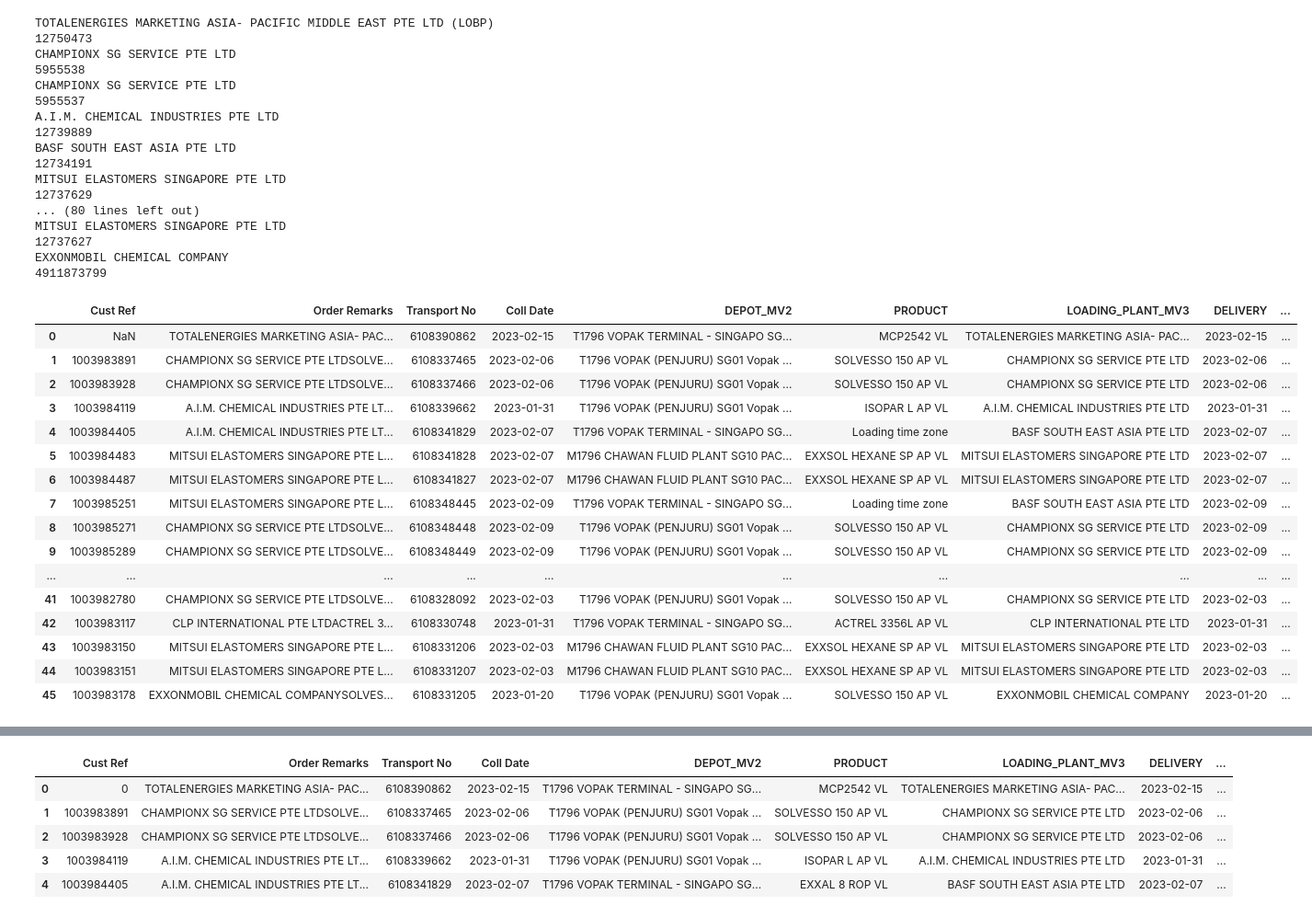
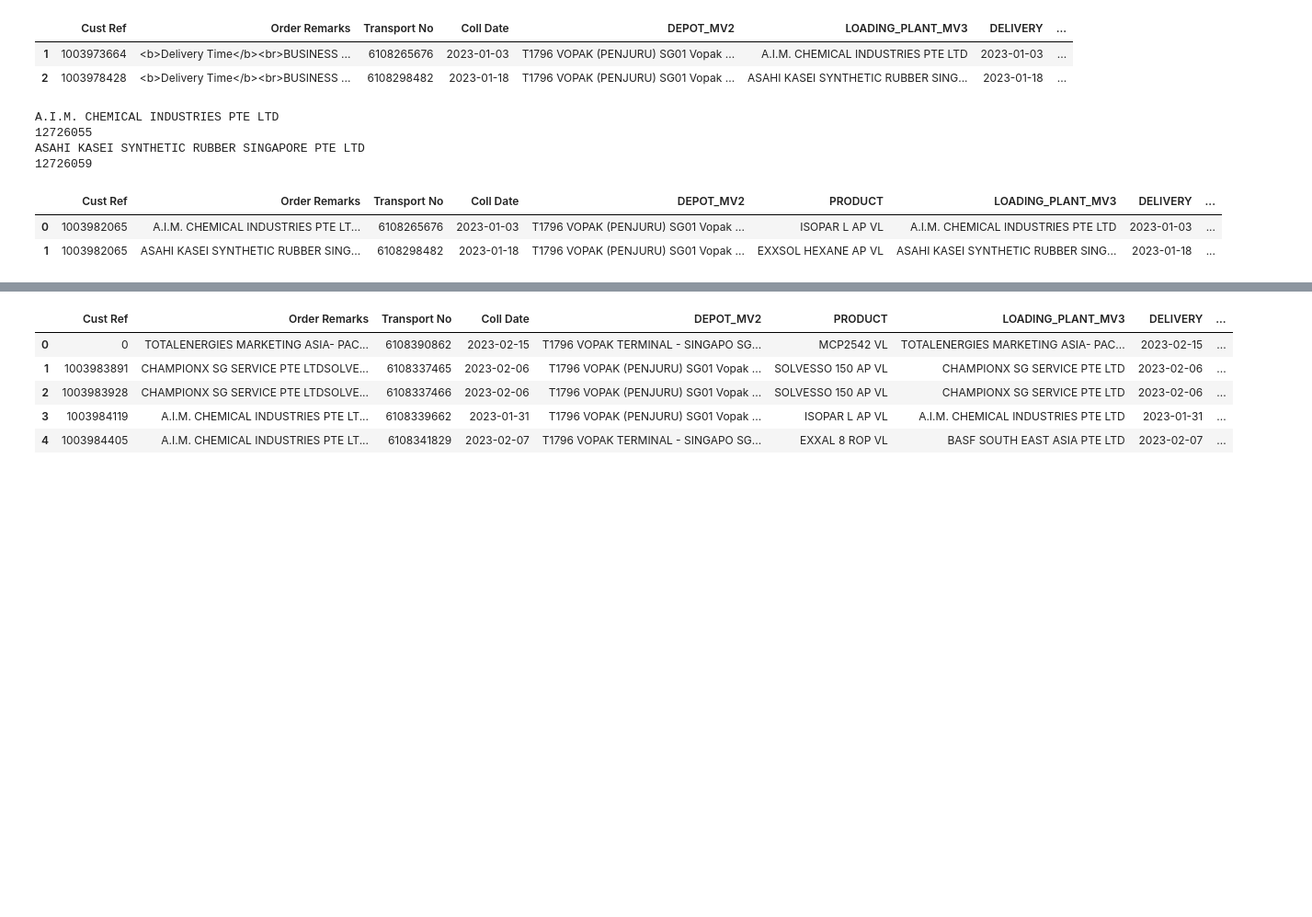
Before and after one commit to JohnTan38/Project-Data-Analysis, a Jupyter notebook: Asset/TRANSPOREON.ipynb, the cells around one changed output, grey strips where cells are left out. Shown: that part at 92% size. Saved outputs shown, nothing was run; the diff lists cells and outputs as text; code cells hidden in the pictures; blank space fills up the shorter version.

```diff
--- a/Asset/TRANSPOREON.ipynb
+++ b/Asset/TRANSPOREON.ipynb
@@ -98,16 +98,38 @@ for file in os.listdir(dir):
         page = pdf.pages[0]
         text = page.extract_text()
         pdf.close()
+
+        cust = re.findall(r'(?s)Destination\n(.*?)\n[^\S\r\n]*SG-', text) #MV3
+
+        dic_cust={'M1796 CHAWAN FLUID PLANT SG10 PAC - Chawan Fluid Plant MITSUI ELASTOMERS SINGAPORE PTE LTD 1 Ayer Chawan Place  701 AYER MERBAU ROAD SG SG Singapore': 'MITSUI ELASTOMERS SINGAPORE PTE LTD',
+          'T1796 VOPAK TERMINAL - SINGAPO SG01 Vopak (Penjuru) Terminal BASF SOUTH EAST ASIA PTE LTD PENJURU ROAD 59 20 BANYAN AVENUE JURONG ISLAND SG SG Singapore': 'BASF SOUTH EAST ASIA PTE LTD',
+          'T1796 VOPAK (PENJURU) SG01 Vopak (Penjuru) Terminal THE POLYOLEFIN -PULAU AYER MERBAU PENJURU ROAD 59 Ayer Merbau Road 401 SG SG Singapore': 'THE POLYOLEFIN -PULAU AYER MERBAU',
+          'T1796 VOPAK (PENJURU) SG01 Vopak (Penjuru) Terminal MEGACHEM MANUFACTURING PTE LTD PENJURU ROAD 59 PIONEER ROAD 132 SG SG-639588 SINGAPORE': 'MEGACHEM MANUFACTURING PTE LTD',
+          'T1796 VOPAK (PENJURU) SG01 Vopak (Penjuru) Terminal CHAMPIONX SG SERVICE PTE LTD PENJURU ROAD 59 11 AYER MERBAU ROAD, JURONG ISLAND SG SG-627526 SINGAPORE': 'CHAMPIONX SG SERVICE PTE LTD',
+          'T1796 VOPAK TERMINAL - SINGAPO SG01 Vopak (Penjuru) Terminal CLP INTERNATIONAL PTE LTD PENJURU ROAD 59 2 TANJONG PENJURU SG SG-609017 SINGAPORE': 'CLP INTERNATIONAL PTE LTD',
+          'T1796 VOPAK (PENJURU) SG01 Vopak (Penjuru) Terminal EXXONMOBIL CHEMICAL COMPANY PENJURU ROAD 59 JURONG ISLAND HIGHWAY 100 SG SG-627867 SINGAPORE': 'EXXONMOBIL CHEMICAL COMPANY',
+          'T1796 VOPAK (PENJURU) SG01 Vopak (Penjuru) Terminal A.I.M. CHEMICAL INDUSTRIES PTE LTD PENJURU ROAD 59 19 TRACTOR ROAD SG SG-627977 SINGAPORE (DDP)': 'A.I.M. CHEMICAL INDUSTRIES PTE LTD',
+          'T1796 VOPAK (PENJURU) SG01 Vopak (Penjuru) Terminal SUMITOMO CHEMICAL ASIA PTE LTD PENJURU ROAD 59 AYER MERBAU ROAD 700 SG SG-627525 SINGAPORE': 'SUMITOMO CHEMICAL ASIA PTE LTD',
+          'T1796 VOPAK (PENJURU) SG01 Vopak (Penjuru) Terminal ASAHI KASEI SYNTHETIC RUBBER SINGAPORE PTE LTD PENJURU ROAD 59 1 ANGSANA DRIVE JURONG ISLAND SG SG Singapore': 'ASAHI KASEI SYNTHETIC RUBBER SINGAPORE PTE LTD',
+          'T1796 VOPAK TERMINAL - SINGAPO SG01 Vopak (Penjuru) Terminal CLP INTERNATIONAL PTE LTD PENJURU ROAD 59 2 TANJONG PENJURU SG SG-609017 SINGAPORE': 'CLP INTERNATIONAL PTE LTD',
+          'T1796 VOPAK TERMINAL - SINGAPO SG01 Vopak (Penjuru) Terminal MSD INTERNATIONAL GMBH (SINGAPORE BRANCH) PENJURU ROAD 59 50 TUAS WEST DRIVE SG SG-638408 SINGAPORE': 'MSD INTERNATIONAL GMBH (SINGAPORE BRANCH)',
+          'T1796 VOPAK (PENJURU) SG01 Vopak (Penjuru) Terminal SINGAPORE ADHESION PLANT PENJURU ROAD 59 100 JURONG ISLAND HIGHWAY SG SG Singapore': 'SINGAPORE ADHESION PLANT',
+          'T1796 VOPAK TERMINAL - SINGAPO SG01 Vopak (Penjuru) Terminal SUMITOMO SEIKA-17 SAKRA ROAD PULAU SAKRA ATTN: JOANNE ONG PENJURU ROAD 59 TEL : 68676725 / 65342276 SG SG Singapore': 'SUMITOMO SEIKA-17',
+          'M1796 CHAWAN FLUID PLANT SG10 PAC - Chawan Fluid Plant SUMITOMO CHEMICAL ASIA PTE LTD 1 Ayer Chawan Place  AYER MERBAU ROAD 700 SG SG-627525 SINGAPORE': 'SUMITOMO CHEMICAL ASIA PTE LTD',
+          'T1796 VOPAK (PENJURU) SG01 Vopak (Penjuru) Terminal MITSUI ELASTOMERS SINGAPORE PTE LTD PENJURU ROAD 59 701 AYER MERBAU ROAD SG SG Singapore': 'MITSUI ELASTOMERS SINGAPORE PTE LTD'}
+        custy = " ".join(line.strip() for line in cust[0].splitlines())
+        cust_renam = dic_cust.get(custy)
+
         try:
             ship_num = regexp.search(text).group(1) #
             ship_num = ".".join(re.findall(r'\d+', ship_num))
-            f1 = f.rpartition('/')[0] + '/Transport_' + ship_num +'.pdf'
+            f1 = f.rpartition('/')[0] + '/'+ cust_renam + '_' + ship_num +'.pdf'
             os.rename(f, f1)
         except:
             pass
         try:
             ship_num = regexp_2.search(text).group(1) #
-            f1 = f.rpartition('/')[0] + '/Transport_' + ship_num +'.pdf'
+            f1 = f.rpartition('/')[0] + '/'+ cust_renam + '_' + ship_num +'.pdf'
             os.rename(f, f1)
         except:
             pass
@@ -355,8 +393,23 @@ pd.merge(p_trans, q_trans, left_on='SAP Order No', right_on='SAP Order No', how=
+# %%
+import numpy as np
+df_trans = pd.merge(p_trans, q_trans_2, left_on='SAP Order No', right_on='SAP Order No', how='left') #merge on common cols
+df_trans.drop_duplicates(keep='first', inplace=True)
+df_trans[~df_trans.index.duplicated()] #drop dup rows
+cols_reo = ['Cust Ref', 'Order Remarks', 'Transport No', 'Coll Date', 'DEPOT_MV2', 'LOADING_PLANT_MV3', 'DELIVERY',
+            'SAP Order No'] #MV2
+df_trans = df_trans[cols_reo]
+df_trans.index = np.arange(1, len(df_trans)+1)
+df_trans
+# %% [output]
+|  | Cust Ref | Order Remarks | Transport No | Coll Date | DEPOT_MV2 | LOADING_PLANT_MV3 | DELIVERY | ... |
+| 1 | 1003973664 | <b>Delivery Time</b><br>BUSINESS ... | 6108265676 | 2023-01-03 | T1796 VOPAK (PENJURU) SG01 Vopak ... | A.I.M. CHEMICAL INDUSTRIES PTE LTD | 2023-01-03 | ... |
+| 2 | 1003978428 | <b>Delivery Time</b><br>BUSINESS ... | 6108298482 | 2023-01-18 | T1796 VOPAK (PENJURU) SG01 Vopak ... | ASAHI KASEI SYNTHETIC RUBBER SING... | 2023-01-18 | ... |
 # %%
 import re #parse json files 23/1/2023!
 from re import search
 
 path_dir = 'C:/Users/john.tan/OneDrive - Cogent Holdings Pte. Ltd/Documents/Transporeon/Json/'
+path_dir = 'C:/Users/john.tan/OneDrive - Cogent Holdings Pte. Ltd/Documents/WMS/Transporeon_split/Json/'
 cols = ['Cust Ref', 'Order Remarks', 'Transport No', 'Coll Date', 'DEPOT_MV2', 'PRODUCT', 'LOADING_PLANT_MV3', 'DELIVERY', 'SAP Order No']
 df_trans = pd.DataFrame(columns=cols)
 #df_trans.columns = cols
@@ -566,62 +619,35 @@ for file in glob.glob("*.json"):
         df_trans.loc[i, 'PRODUCT'] = prod_info[0]
     except:
         df_trans.loc[i, 'PRODUCT'] = last
     if search("CHAMPIONX SG SERVICE PTE LTD", cust[0]):
         df_trans.loc[i, 'PRODUCT'] = prod_info
 
     df_trans.loc[i, 'LOADING_PLANT_MV3'] = cust[0]
     df_trans.loc[i, 'DELIVERY'] = deli_date
     try:
         df_trans.loc[i, 'SAP Order No'] = sap_num
     except:
         pass
     if (cust[0] == 'SINGAPORE ADHESION PLANT' and (isinstance(sap_num, list) == True)):
         try:
             df_trans.loc[i, 'SAP Order No'] = sap_adh
         except:
             pass
     try:
         if cust[1] =="CHAMPIONX SG\nSERVICE PTE LTD":
             df_trans.loc[i, 'DELIVERY'] = deli_datex
             df_trans.loc[i, 'Coll Date'] = deli_datex
             df_trans.loc[i, 'LOADING_PLANT_MV3'] = cust[1].replace('\n', ' ')
             df_trans.loc[i, 'DEPOT_MV2'] = origin[0].replace('Destination\n', '')
     except: pass
     i += 1
 
 df_trans
 # %% [output]
-TOTALENERGIES MARKETING ASIA- PACIFIC MIDDLE EAST PTE LTD (LOBP)
-12750473
-CHAMPIONX SG SERVICE PTE LTD
-5955538
-CHAMPIONX SG SERVICE PTE LTD
-5955537
 A.I.M. CHEMICAL INDUSTRIES PTE LTD
-12739889
-BASF SOUTH EAST ASIA PTE LTD
-12734191
-MITSUI ELASTOMERS SINGAPORE PTE LTD
-12737629
-... (80 lines left out)
-MITSUI ELASTOMERS SINGAPORE PTE LTD
-12737627
-EXXONMOBIL CHEMICAL COMPANY
-4911873799
+12726055
+ASAHI KASEI SYNTHETIC RUBBER SINGAPORE PTE LTD
+12726059
 |  | Cust Ref | Order Remarks | Transport No | Coll Date | DEPOT_MV2 | PRODUCT | LOADING_PLANT_MV3 | DELIVERY | ... |
-| 0 | NaN | TOTALENERGIES MARKETING ASIA- PAC... | 6108390862 | 2023-02-15 | T1796 VOPAK TERMINAL - SINGAPO SG... | MCP2542 VL | TOTALENERGIES MARKETING ASIA- PAC... | 2023-02-15 | ... |
-| 1 | 1003983891 | CHAMPIONX SG SERVICE PTE LTDSOLVE... | 6108337465 | 2023-02-06 | T1796 VOPAK (PENJURU) SG01 Vopak ... | SOLVESSO 150 AP VL | CHAMPIONX SG SERVICE PTE LTD | 2023-02-06 | ... |
-| 2 | 1003983928 | CHAMPIONX SG SERVICE PTE LTDSOLVE... | 6108337466 | 2023-02-06 | T1796 VOPAK (PENJURU) SG01 Vopak ... | SOLVESSO 150 AP VL | CHAMPIONX SG SERVICE PTE LTD | 2023-02-06 | ... |
-| 3 | 1003984119 | A.I.M. CHEMICAL INDUSTRIES PTE LT... | 6108339662 | 2023-01-31 | T1796 VOPAK (PENJURU) SG01 Vopak ... | ISOPAR L AP VL | A.I.M. CHEMICAL INDUSTRIES PTE LTD | 2023-01-31 | ... |
-| 4 | 1003984405 | A.I.M. CHEMICAL INDUSTRIES PTE LT... | 6108341829 | 2023-02-07 | T1796 VOPAK TERMINAL - SINGAPO SG... | Loading time zone | BASF SOUTH EAST ASIA PTE LTD | 2023-02-07 | ... |
-| 5 | 1003984483 | MITSUI ELASTOMERS SINGAPORE PTE L... | 6108341828 | 2023-02-07 | M1796 CHAWAN FLUID PLANT SG10 PAC... | EXXSOL HEXANE SP AP VL | MITSUI ELASTOMERS SINGAPORE PTE LTD | 2023-02-07 | ... |
-| 6 | 1003984487 | MITSUI ELASTOMERS SINGAPORE PTE L... | 6108341827 | 2023-02-07 | M1796 CHAWAN FLUID PLANT SG10 PAC... | EXXSOL HEXANE SP AP VL | MITSUI ELASTOMERS SINGAPORE PTE LTD | 2023-02-07 | ... |
-| 7 | 1003985251 | MITSUI ELASTOMERS SINGAPORE PTE L... | 6108348445 | 2023-02-09 | T1796 VOPAK TERMINAL - SINGAPO SG... | Loading time zone | BASF SOUTH EAST ASIA PTE LTD | 2023-02-09 | ... |
-| 8 | 1003985271 | CHAMPIONX SG SERVICE PTE LTDSOLVE... | 6108348448 | 2023-02-09 | T1796 VOPAK (PENJURU) SG01 Vopak ... | SOLVESSO 150 AP VL | CHAMPIONX SG SERVICE PTE LTD | 2023-02-09 | ... |
-| 9 | 1003985289 | CHAMPIONX SG SERVICE PTE LTDSOLVE... | 6108348449 | 2023-02-09 | T1796 VOPAK (PENJURU) SG01 Vopak ... | SOLVESSO 150 AP VL | CHAMPIONX SG SERVICE PTE LTD | 2023-02-09 | ... |
-| ... | ... | ... | ... | ... | ... | ... | ... | ... | ... |
-| 41 | 1003982780 | CHAMPIONX SG SERVICE PTE LTDSOLVE... | 6108328092 | 2023-02-03 | T1796 VOPAK (PENJURU) SG01 Vopak ... | SOLVESSO 150 AP VL | CHAMPIONX SG SERVICE PTE LTD | 2023-02-03 | ... |
-| 42 | 1003983117 | CLP INTERNATIONAL PTE LTDACTREL 3... | 6108330748 | 2023-01-31 | T1796 VOPAK TERMINAL - SINGAPO SG... | ACTREL 3356L AP VL | CLP INTERNATIONAL PTE LTD | 2023-01-31 | ... |
-| 43 | 1003983150 | MITSUI ELASTOMERS SINGAPORE PTE L... | 6108331206 | 2023-02-03 | M1796 CHAWAN FLUID PLANT SG10 PAC... | EXXSOL HEXANE SP AP VL | MITSUI ELASTOMERS SINGAPORE PTE LTD | 2023-02-03 | ... |
-| 44 | 1003983151 | MITSUI ELASTOMERS SINGAPORE PTE L... | 6108331207 | 2023-02-03 | M1796 CHAWAN FLUID PLANT SG10 PAC... | EXXSOL HEXANE SP AP VL | MITSUI ELASTOMERS SINGAPORE PTE LTD | 2023-02-03 | ... |
-| 45 | 1003983178 | EXXONMOBIL CHEMICAL COMPANYSOLVES... | 6108331205 | 2023-01-20 | T1796 VOPAK (PENJURU) SG01 Vopak ... | SOLVESSO 150 AP VL | EXXONMOBIL CHEMICAL COMPANY | 2023-01-20 | ... |
+| 0 | 1003982065 | A.I.M. CHEMICAL INDUSTRIES PTE LT... | 6108265676 | 2023-01-03 | T1796 VOPAK (PENJURU) SG01 Vopak ... | ISOPAR L AP VL | A.I.M. CHEMICAL INDUSTRIES PTE LTD | 2023-01-03 | ... |
+| 1 | 1003982065 | ASAHI KASEI SYNTHETIC RUBBER SING... | 6108298482 | 2023-01-18 | T1796 VOPAK (PENJURU) SG01 Vopak ... | EXXSOL HEXANE AP VL | ASAHI KASEI SYNTHETIC RUBBER SING... | 2023-01-18 | ... |
```
Also changed, not shown: parts of 22 cells of this notebook.
